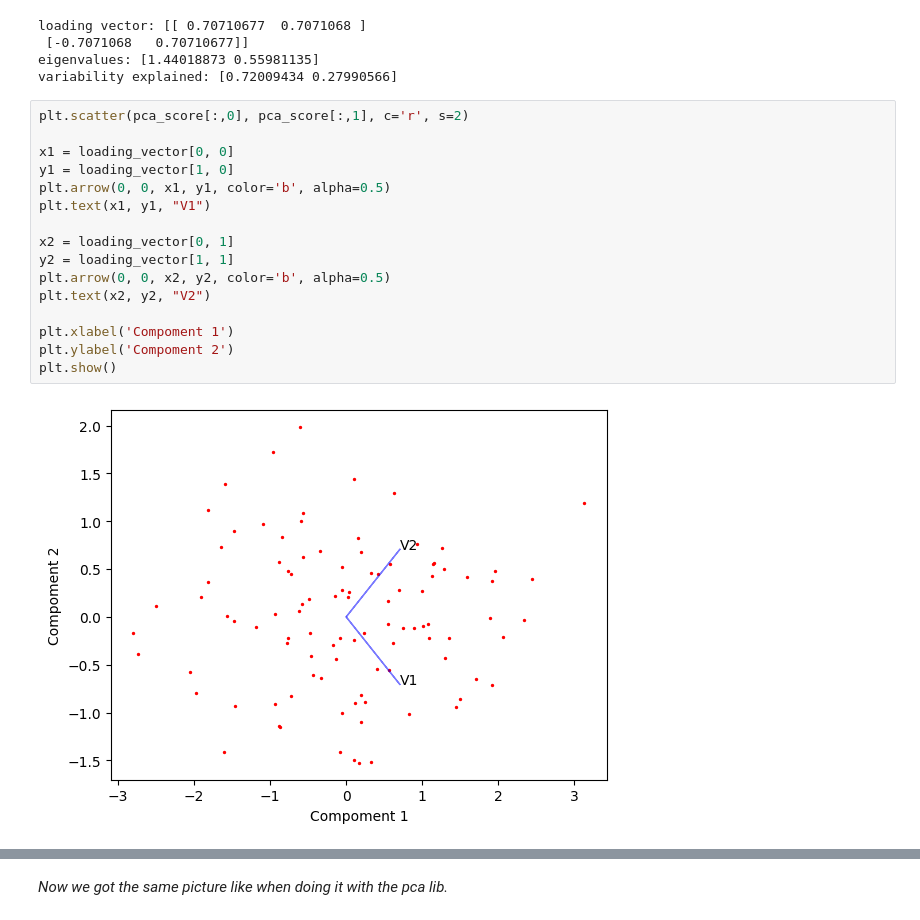
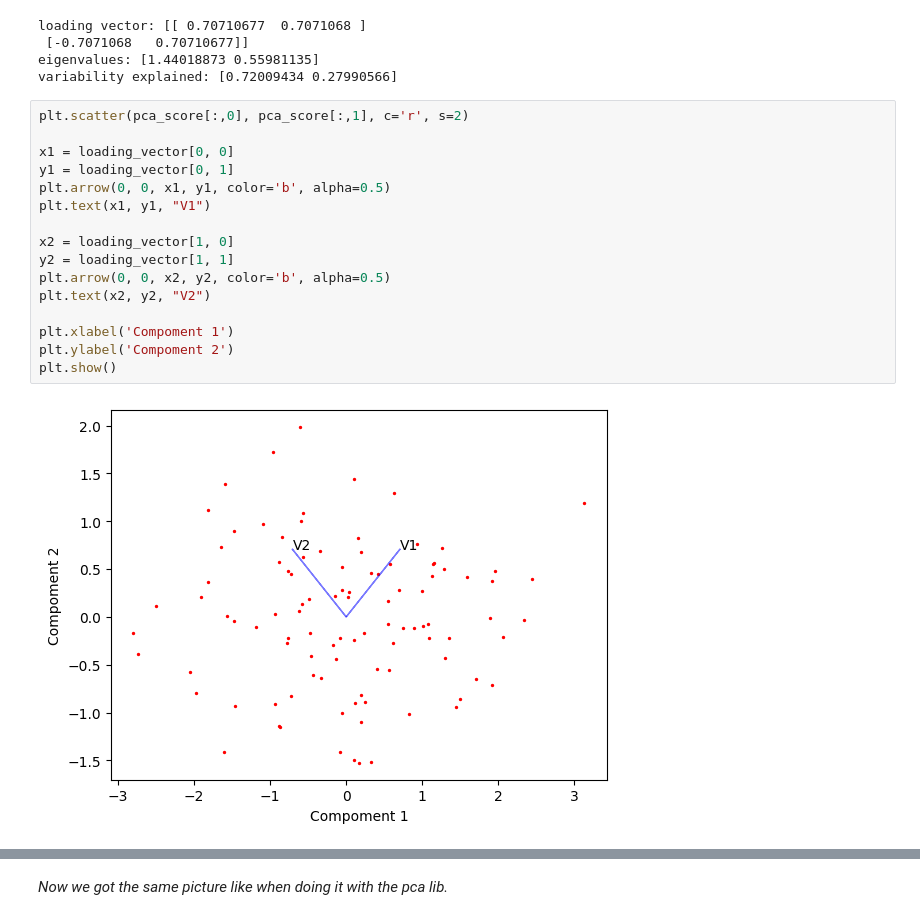
Before and after one commit to gundermann/DML_notebooks, a Jupyter notebook: assignments/assignment2.ipynb, the cells around one changed output, grey strips where cells are left out. Saved outputs shown, nothing was run; the diff lists cells and outputs as text.

```diff
--- a/assignments/assignment2.ipynb
+++ b/assignments/assignment2.ipynb
@@ -283,19 +283,19 @@ variability explained: [0.72009434 0.27990566]
 # %%
 plt.scatter(pca_score[:,0], pca_score[:,1], c='r', s=2)
 
 x1 = loading_vector[0, 0]
-y1 = loading_vector[1, 0]
+y1 = loading_vector[0, 1]
 plt.arrow(0, 0, x1, y1, color='b', alpha=0.5)
 plt.text(x1, y1, "V1")
 
-x2 = loading_vector[0, 1]
+x2 = loading_vector[1, 0]
 y2 = loading_vector[1, 1]
 plt.arrow(0, 0, x2, y2, color='b', alpha=0.5)
 plt.text(x2, y2, "V2")
 
 plt.xlabel('Compoment 1')
 plt.ylabel('Compoment 2')
 plt.show()
 # %% [output]
-[figure, old version]
+[figure, new version]
 # %% [markdown]
```
Also changed, not shown: parts of 9 cells of this notebook.
